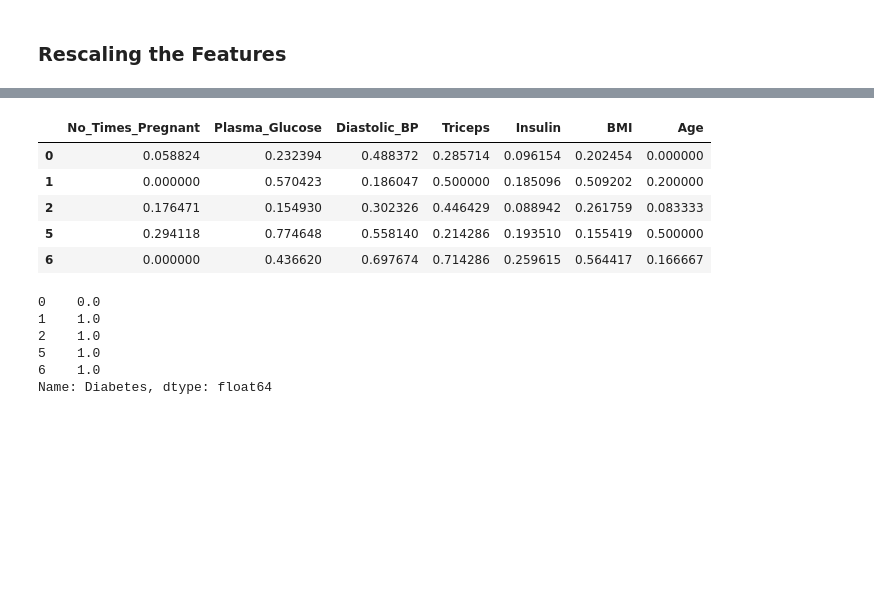
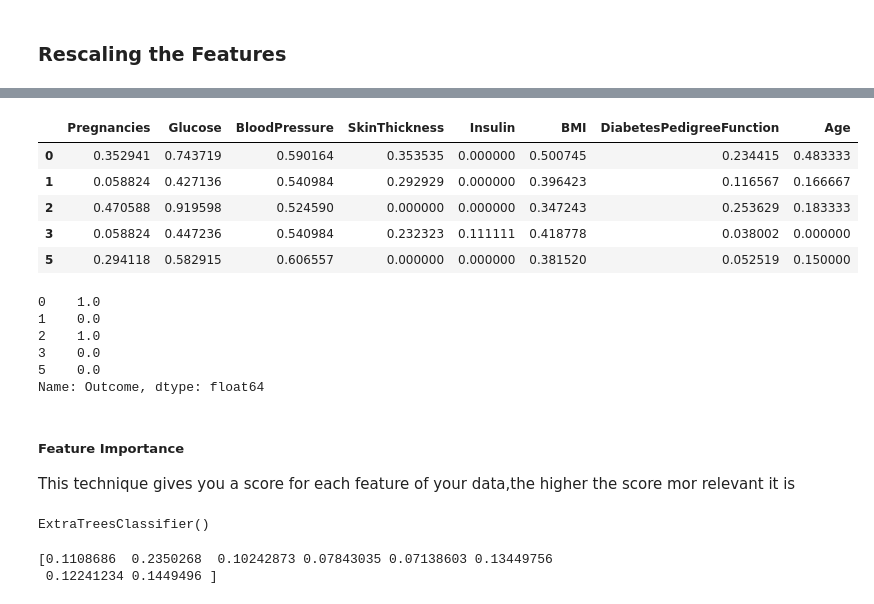
Before and after one commit to DebmalyaRay9989/Pima_Diabetes, a Jupyter notebook: Pima_Diabetes_Dataset.ipynb, the cells around one changed output, grey strips where cells are left out. Saved outputs shown, nothing was run; the diff lists cells and outputs as text; code cells hidden in the pictures; blank space fills up the shorter version.

```diff
--- a/Pima_Diabetes_Dataset.ipynb
+++ b/Pima_Diabetes_Dataset.ipynb
@@ -17,6 +23,6 @@ warnings.filterwarnings('ignore')
 import pandas as pd, numpy as np
 # %%
 # Importing all datasets
-diabetes = pd.read_csv("/content/sample_data/pima_indian_diabetes.csv")
+diabetes = pd.read_csv("C:/Users/HP/Desktop/Upgrad Case Study/Pima_Diabetes/archive/diabetes.csv")
 diabetes.head(4)
 # %% [output]
@@ -68,8 +76,8 @@ from sklearn.preprocessing import MinMaxScaler
 scaler = MinMaxScaler()
 # %%
 # Apply scaler() to all the columns except the 'yes-no' and 'dummy' variables
-num_vars = ['No_Times_Pregnant', 'Plasma_Glucose', 'Diastolic_BP', 'Triceps',
-       'Insulin', 'BMI', 'Age', 'Diabetes']
+num_vars = ['Pregnancies', 'Glucose', 'BloodPressure', 'SkinThickness', 'Insulin',
+       'BMI', 'DiabetesPedigreeFunction', 'Age', 'Outcome']
 
 diabetes[num_vars] = scaler.fit_transform(diabetes[num_vars])
 
@@ -85,8 +93,8 @@ diabetes.head()
 ## Checking for Outliers
 # %%
 # Checking for outliers in the continuous variables
-num_diabetes = diabetes[['No_Times_Pregnant', 'Plasma_Glucose', 'Diastolic_BP', 'Triceps',
-       'Insulin', 'BMI', 'Age', 'Diabetes']]
+num_diabetes = diabetes[['Pregnancies', 'Glucose', 'BloodPressure', 'SkinThickness', 'Insulin',
+       'BMI', 'DiabetesPedigreeFunction', 'Age', 'Outcome']]
 # %%
 # Checking outliers at 25%, 50%, 75%, 90%, 95% and 99%
 num_diabetes.describe(percentiles=[.25, .5, .75, .90, .95, .99])
@@ -161,22 +172,37 @@ diabetes.head(3)
 # %%
 # Putting feature variable to X
-X = diabetes.drop(['Diabetes'], axis=1)
+X = diabetes.drop(['Outcome'], axis=1)
 X.head()
 # %% [output]
-|  | No_Times_Pregnant | Plasma_Glucose | Diastolic_BP | Triceps | Insulin | BMI | Age |
-| 0 | 0.058824 | 0.232394 | 0.488372 | 0.285714 | 0.096154 | 0.202454 | 0.000000 |
-| 1 | 0.000000 | 0.570423 | 0.186047 | 0.500000 | 0.185096 | 0.509202 | 0.200000 |
-| 2 | 0.176471 | 0.154930 | 0.302326 | 0.446429 | 0.088942 | 0.261759 | 0.083333 |
-| 5 | 0.294118 | 0.774648 | 0.558140 | 0.214286 | 0.193510 | 0.155419 | 0.500000 |
-| 6 | 0.000000 | 0.436620 | 0.697674 | 0.714286 | 0.259615 | 0.564417 | 0.166667 |
+|  | Pregnancies | Glucose | BloodPressure | SkinThickness | Insulin | BMI | DiabetesPedigreeFunction | Age |
+| 0 | 0.352941 | 0.743719 | 0.590164 | 0.353535 | 0.000000 | 0.500745 | 0.234415 | 0.483333 |
+| 1 | 0.058824 | 0.427136 | 0.540984 | 0.292929 | 0.000000 | 0.396423 | 0.116567 | 0.166667 |
+| 2 | 0.470588 | 0.919598 | 0.524590 | 0.000000 | 0.000000 | 0.347243 | 0.253629 | 0.183333 |
+| 3 | 0.058824 | 0.447236 | 0.540984 | 0.232323 | 0.111111 | 0.418778 | 0.038002 | 0.000000 |
+| 5 | 0.294118 | 0.582915 | 0.606557 | 0.000000 | 0.000000 | 0.381520 | 0.052519 | 0.150000 |
 # %%
 # Putting response variable to y
-y = diabetes['Diabetes']
+y = diabetes['Outcome']
 y.head()
 # %% [output]
-0    0.0
-1    1.0
+0    1.0
+1    0.0
 2    1.0
-5    1.0
-6    1.0
-Name: Diabetes, dtype: float64
+3    0.0
+5    0.0
+Name: Outcome, dtype: float64
+# %% [markdown]
+##### Feature Importance
+This technique gives you a score for each feature of your data,the higher the score mor relevant it is
+# %%
+from sklearn.ensemble import ExtraTreesClassifier
+import matplotlib.pyplot as plt
+model=ExtraTreesClassifier()
+model.fit(X,y)
+# %% [output]
+ExtraTreesClassifier()
+# %%
+print(model.feature_importances_)
+# %% [output]
+[0.1108686  0.2350268  0.10242873 0.07843035 0.07138603 0.13449756
+ 0.12241234 0.1449496 ]
```
Also changed, not shown: parts of 54 cells of this notebook.
